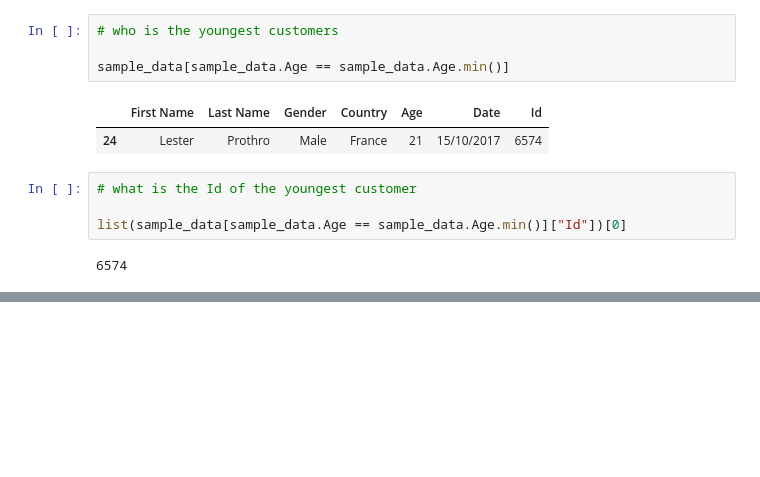
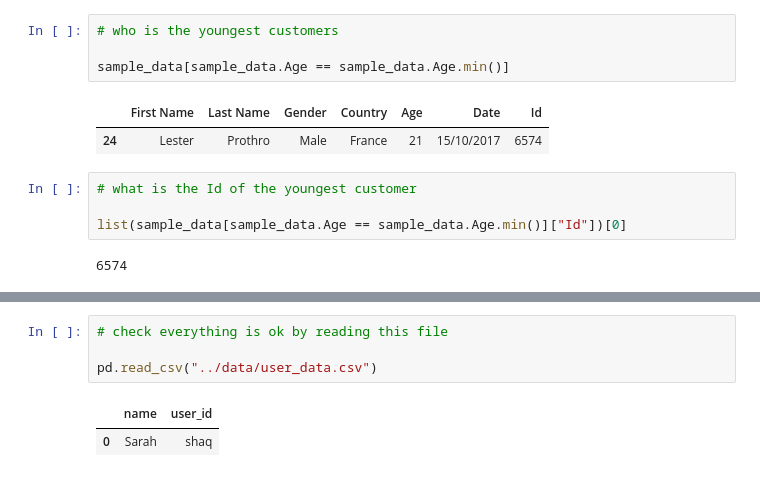
Before and after one commit to shaq31415926/python_tech_basics, a Jupyter notebook: tech_basics_two/10Lecture/notebooks/streamB-read-and-write-data.ipynb, the cells around one changed output, grey strips where cells are left out. Saved outputs shown, nothing was run; the diff lists cells and outputs as text; blank space fills up the shorter version.

```diff
--- a/tech_basics_two/10Lecture/notebooks/streamB-read-and-write-data.ipynb
+++ b/tech_basics_two/10Lecture/notebooks/streamB-read-and-write-data.ipynb
@@ -188,0 +233,7 @@ list(sample_data[sample_data.Age == sample_data.Age.min()]["Id"])[0]
+# %%
+# check everything is ok by reading this file
+
+pd.read_csv("../data/user_data.csv")
+# %% [output]
+|  | name | user_id |
+| 0 | Sarah | shaq |
```
Also changed, not shown: parts of 26 cells of this notebook.
